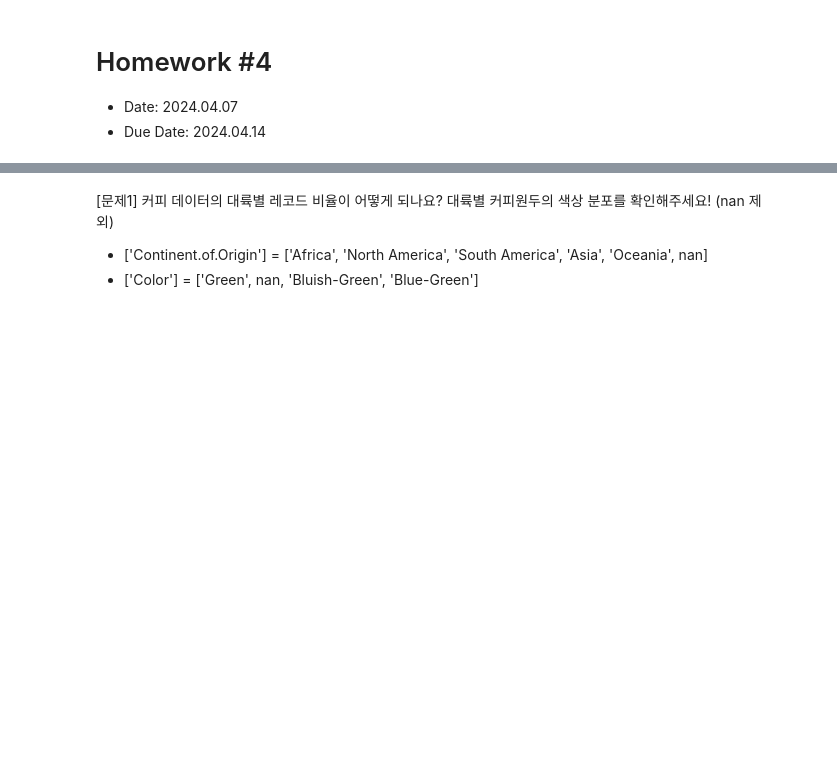
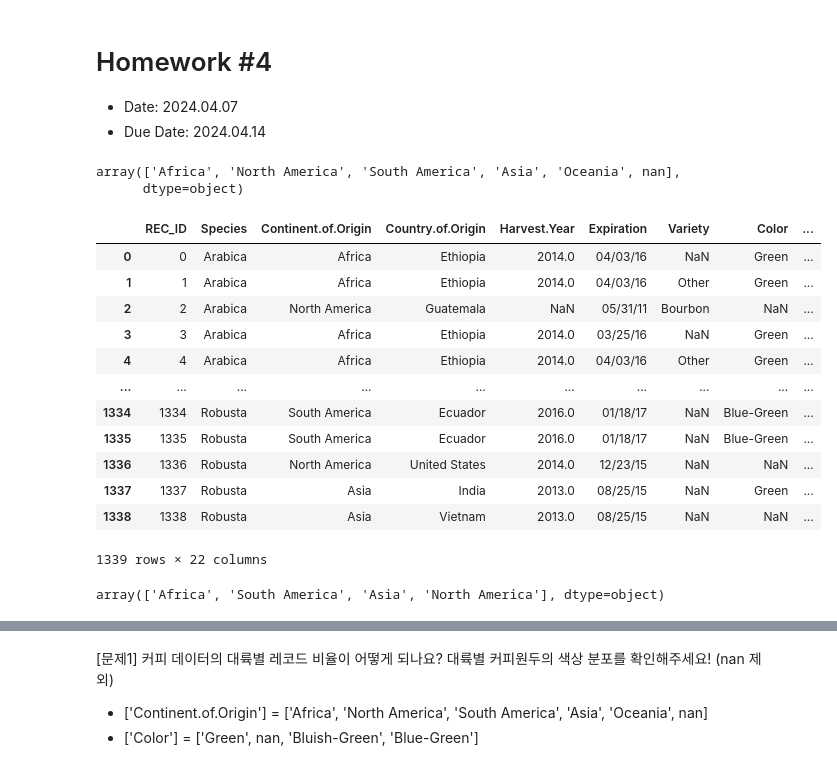
Before and after one commit to yeseuly/Python-palette, a Jupyter notebook: homework/hw4/submit/hw4_yeseuly.ipynb, the cells around one changed output, grey strips where cells are left out. Saved outputs shown, nothing was run; the diff lists cells and outputs as text; code cells hidden in the pictures; blank space fills up the shorter version.

```diff
--- a/homework/hw4/submit/hw4_yeseuly.ipynb
+++ b/homework/hw4/submit/hw4_yeseuly.ipynb
@@ -8,4 +8,29 @@ import pandas as pd
 import numpy as np
 import matplotlib.pyplot as plt
 # %%
-data = pd.read_csv("data/Coffee_Qlty.csv")
+data = pd.read_csv("../data/Coffee_Qlty.csv")
+# %%
+data['Continent.of.Origin'].unique()
+# %% [output]
+array(['Africa', 'North America', 'South America', 'Asia', 'Oceania', nan],
+      dtype=object)
+# %%
+data
+# %% [output]
+|  | REC_ID | Species | Continent.of.Origin | Country.of.Origin | Harvest.Year | Expiration | Variety | Color | ... |
+| 0 | 0 | Arabica | Africa | Ethiopia | 2014.0 | 04/03/16 | NaN | Green | ... |
+| 1 | 1 | Arabica | Africa | Ethiopia | 2014.0 | 04/03/16 | Other | Green | ... |
+| 2 | 2 | Arabica | North America | Guatemala | NaN | 05/31/11 | Bourbon | NaN | ... |
+| 3 | 3 | Arabica | Africa | Ethiopia | 2014.0 | 03/25/16 | NaN | Green | ... |
+| 4 | 4 | Arabica | Africa | Ethiopia | 2014.0 | 04/03/16 | Other | Green | ... |
+| ... | ... | ... | ... | ... | ... | ... | ... | ... | ... |
+| 1334 | 1334 | Robusta | South America | Ecuador | 2016.0 | 01/18/17 | NaN | Blue-Green | ... |
+| 1335 | 1335 | Robusta | South America | Ecuador | 2016.0 | 01/18/17 | NaN | Blue-Green | ... |
+| 1336 | 1336 | Robusta | North America | United States | 2014.0 | 12/23/15 | NaN | NaN | ... |
+| 1337 | 1337 | Robusta | Asia | India | 2013.0 | 08/25/15 | NaN | Green | ... |
+| 1338 | 1338 | Robusta | Asia | Vietnam | 2013.0 | 08/25/15 | NaN | NaN | ... |
+1339 rows × 22 columns
+# %%
+data.dropna()['Continent.of.Origin'].unique()
+# %% [output]
+array(['Africa', 'South America', 'Asia', 'North America'], dtype=object)
```
Also changed, not shown: parts of 2 cells of this notebook, 2 other files.
